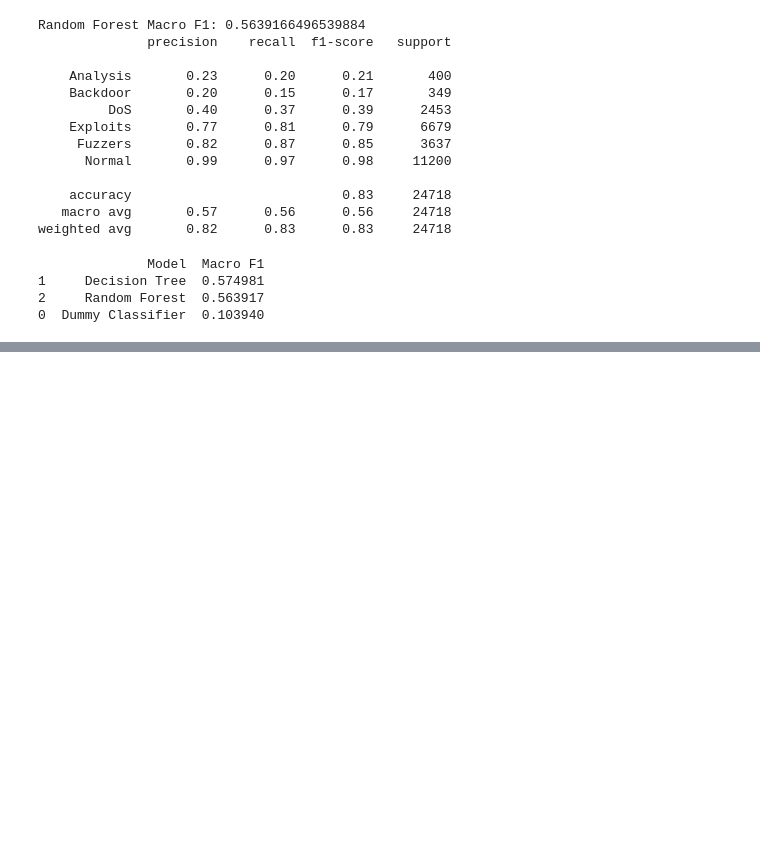
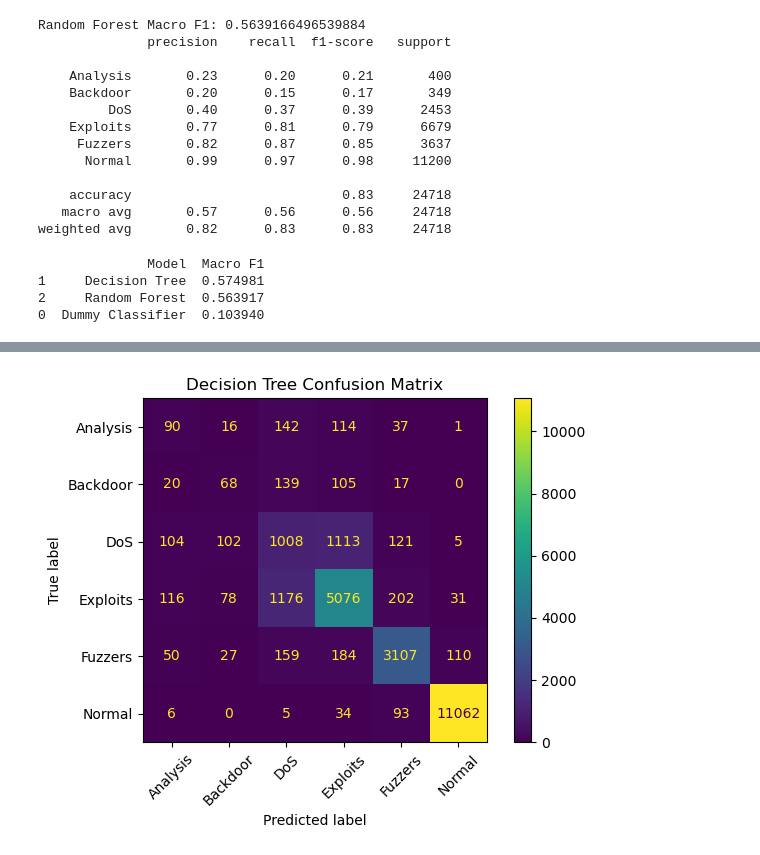
Before and after one commit to OptiSolvD/netSentinel-, a Jupyter notebook: ml/notebooks/04_model_training.ipynb, the cells around one changed output, grey strips where cells are left out. Saved outputs shown, nothing was run; the diff lists cells and outputs as text; code cells hidden in the pictures; blank space fills up the shorter version.

```diff
--- a/ml/notebooks/04_model_training.ipynb
+++ b/ml/notebooks/04_model_training.ipynb
@@ -275,0 +489,22 @@ print(results.sort_values(
+# %%
+# inspecting the confusion matrix for our best Decision Tree and Gradient Boosting models.
+from sklearn.metrics import confusion_matrix, ConfusionMatrixDisplay
+import matplotlib.pyplot as plt
+
+# Decision Tree
+cm_dt = confusion_matrix(
+    y_val,
+    y_pred_dt,
+    labels=decision_tree.named_steps["classifier"].classes_
+)
+
+ConfusionMatrixDisplay(
+    confusion_matrix=cm_dt,
+    display_labels=decision_tree.named_steps["classifier"].classes_
+).plot(xticks_rotation=45)
+
+plt.title("Decision Tree Confusion Matrix")
+plt.tight_layout()
+plt.show()
+# %% [output]
+[figure, added]
```
Also changed, not shown: parts of 11 cells of this notebook.
